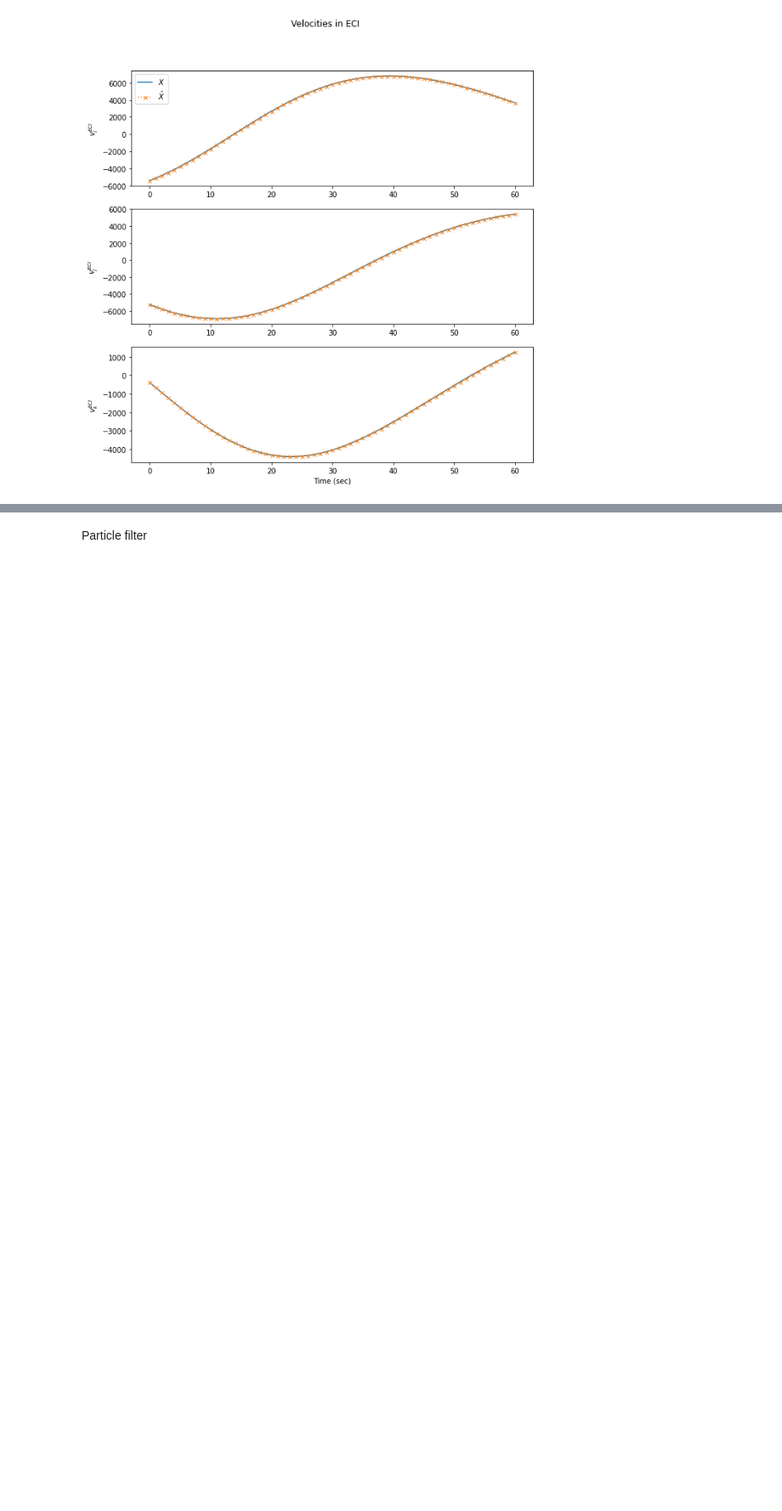
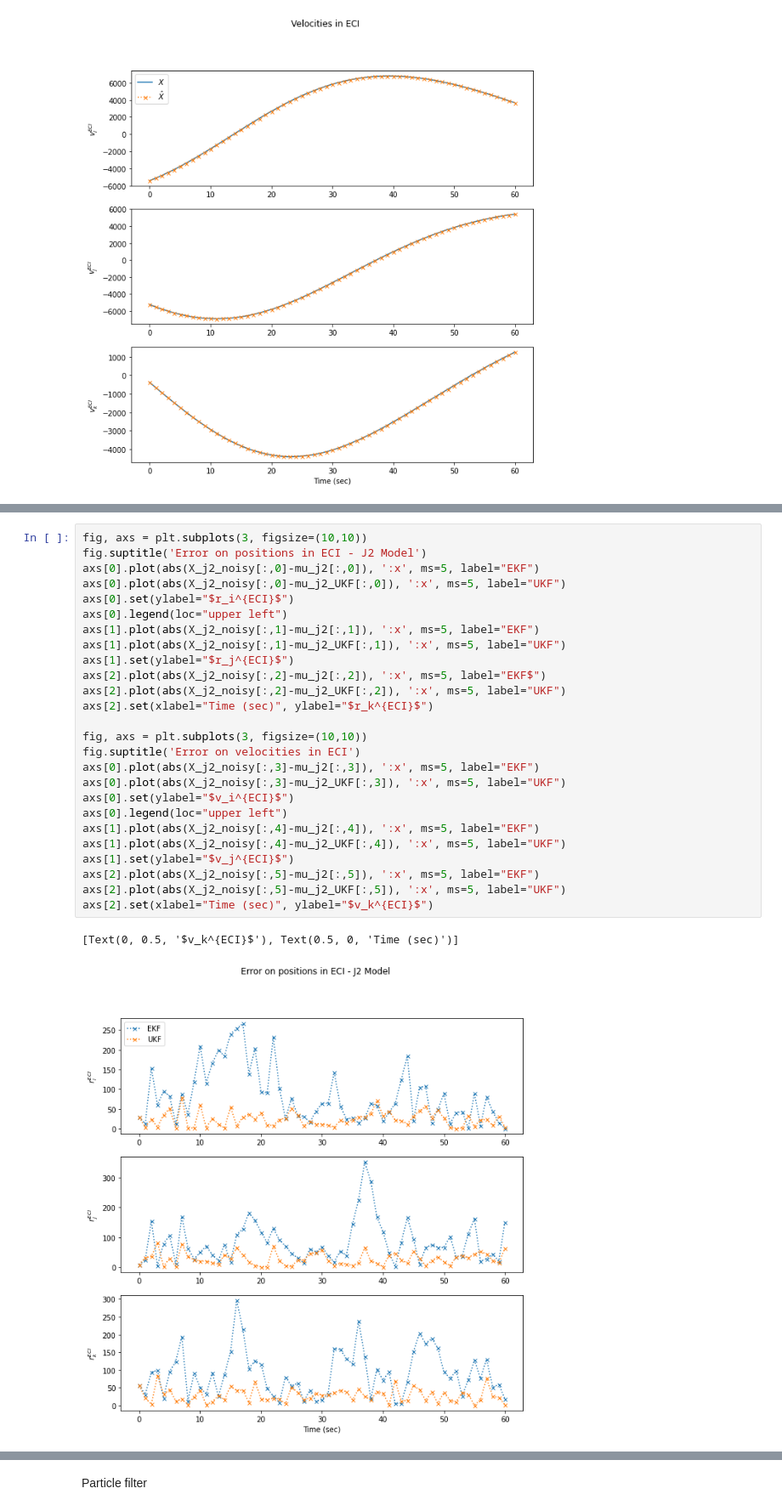
Before and after one commit to EleonoreJ/Kalman-Filtering-Orbit-Determination, a Jupyter notebook: Test Filters.ipynb, the cells around one changed output, grey strips where cells are left out. Shown at 85% size. Cells and saved outputs as stored; diff of their text form; blank space fills up the shorter version.

```diff
--- a/Test Filters.ipynb
+++ b/Test Filters.ipynb
@@ -347,0 +403,29 @@ axs[2].set(xlabel="Time (sec)", ylabel="$v_k^{ECI}$")
+# %%
+fig, axs = plt.subplots(3, figsize=(10,10))
+fig.suptitle('Error on positions in ECI - J2 Model')
+axs[0].plot(abs(X_j2_noisy[:,0]-mu_j2[:,0]), ':x', ms=5, label="EKF")
+axs[0].plot(abs(X_j2_noisy[:,0]-mu_j2_UKF[:,0]), ':x', ms=5, label="UKF")
+axs[0].set(ylabel="$r_i^{ECI}$")
+axs[0].legend(loc="upper left")
+axs[1].plot(abs(X_j2_noisy[:,1]-mu_j2[:,1]), ':x', ms=5, label="EKF")
+axs[1].plot(abs(X_j2_noisy[:,1]-mu_j2_UKF[:,1]), ':x', ms=5, label="UKF")
+axs[1].set(ylabel="$r_j^{ECI}$")
+axs[2].plot(abs(X_j2_noisy[:,2]-mu_j2[:,2]), ':x', ms=5, label="EKF$")
+axs[2].plot(abs(X_j2_noisy[:,2]-mu_j2_UKF[:,2]), ':x', ms=5, label="UKF")
+axs[2].set(xlabel="Time (sec)", ylabel="$r_k^{ECI}$")
+
+fig, axs = plt.subplots(3, figsize=(10,10))
+fig.suptitle('Error on velocities in ECI')
+axs[0].plot(abs(X_j2_noisy[:,3]-mu_j2[:,3]), ':x', ms=5, label="EKF")
+axs[0].plot(abs(X_j2_noisy[:,3]-mu_j2_UKF[:,3]), ':x', ms=5, label="UKF")
+axs[0].set(ylabel="$v_i^{ECI}$")
+axs[0].legend(loc="upper left")
+axs[1].plot(abs(X_j2_noisy[:,4]-mu_j2[:,4]), ':x', ms=5, label="EKF")
+axs[1].plot(abs(X_j2_noisy[:,4]-mu_j2_UKF[:,4]), ':x', ms=5, label="UKF")
+axs[1].set(ylabel="$v_j^{ECI}$")
+axs[2].plot(abs(X_j2_noisy[:,5]-mu_j2[:,5]), ':x', ms=5, label="EKF")
+axs[2].plot(abs(X_j2_noisy[:,5]-mu_j2_UKF[:,5]), ':x', ms=5, label="UKF")
+axs[2].set(xlabel="Time (sec)", ylabel="$v_k^{ECI}$")
+# %% [output]
+[Text(0, 0.5, '$v_k^{ECI}$'), Text(0.5, 0, 'Time (sec)')]
+[figure, added]
```
Also changed, not shown: parts of 9 cells of this notebook.
